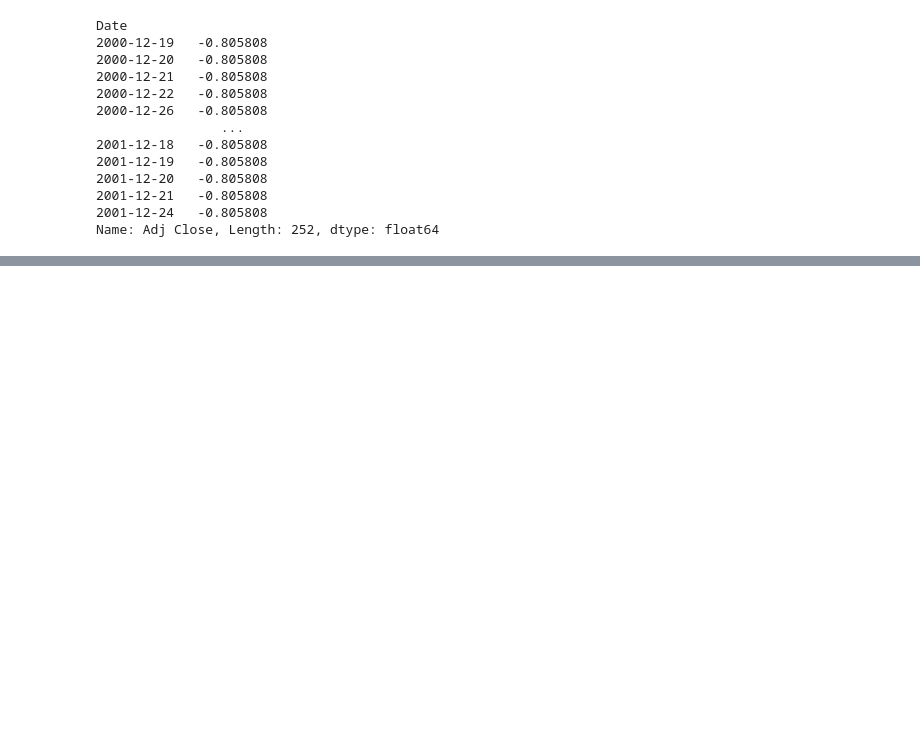
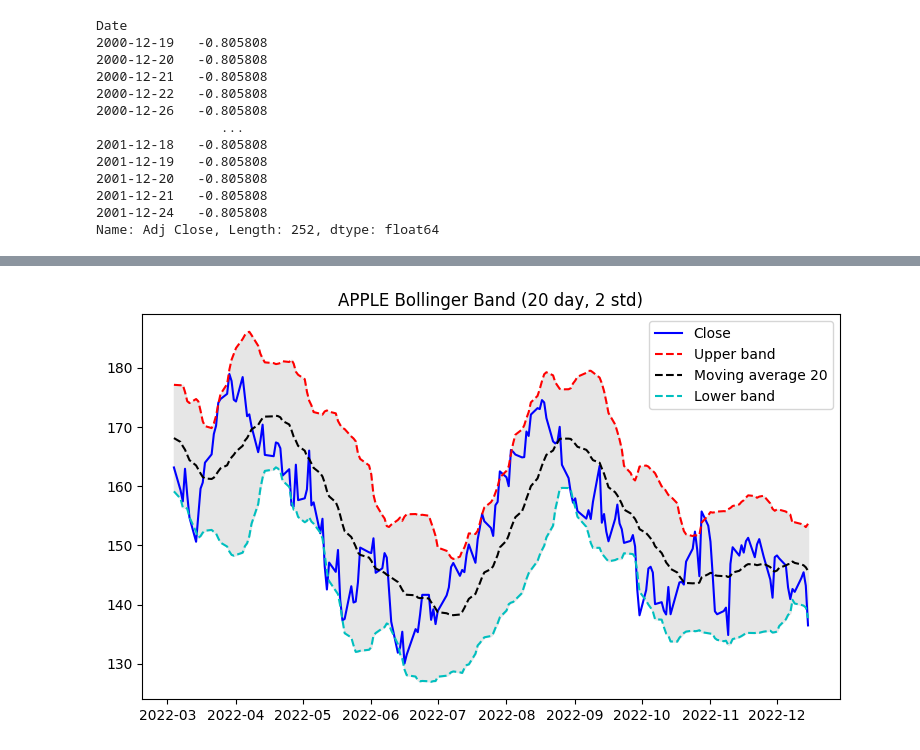
Before and after one commit to taewan2002/stock, a Jupyter notebook: Analysis.ipynb, the cells around one changed output, grey strips where cells are left out. Drawn from its saved outputs; the diff is of its cells as text; code cells hidden in the pictures; blank space fills up the shorter version.

Commit message:
Bollinger Bands BandWidth

```diff
--- a/Analysis.ipynb
+++ b/Analysis.ipynb
@@ -224,0 +225,28 @@ max_sharp
+# %%
+# Bollinger Bands
+# 상단 볼린저 밴드 = 중간 볼린저 밴드 + (2 * 표준편차)
+# 중간 볼린저 밴드 = 종가의 20일 이동평균
+# 하단 볼린저 밴드 = 중간 볼린저 밴드 - (2 * 표준편차)
+from pandas_datareader import data as pdr
+import yfinance as yf
+import matplotlib.pyplot as plt
+yf.pdr_override()
+
+df = pdr.get_data_yahoo("AAPL","2022-02-04", progress = False)
+df['MA20'] = df["Close"].rolling(window=20).mean() # 20개 종가를 이용해서 평균을 구한다
+df["stddev"] = df["Close"].rolling(window=20).std() # 20개의 종가로 표준편차를 구한다
+df["upper"] = df["MA20"] + (df["stddev"] * 2) # 상단 볼린저 밴드
+df["lower"] = df["MA20"] - (df["stddev"] * 2) # 하단 볼린저 밴드
+df = df[19:] # 19행까지 NaN이기 때문에 20행부터 사용한다
+
+plt.figure(figsize=(9,5))
+plt.plot(df.index, df['Close'], color="#0000ff", label="Close")
+plt.plot(df.index, df['upper'], "r--", label="Upper band")
+plt.plot(df.index, df['MA20'], "k--", label="Moving average 20")
+plt.plot(df.index, df['lower'], "c--", label="Lower band")
+plt.fill_between(df.index, df["upper"], df["lower"], color="0.9")
+plt.legend(loc="best")
+plt.title("APPLE Bollinger Band (20 day, 2 std)")
+plt.show()
+# %% [output]
+[figure, added]
```
Also changed, not shown: parts of 6 cells of this notebook.
